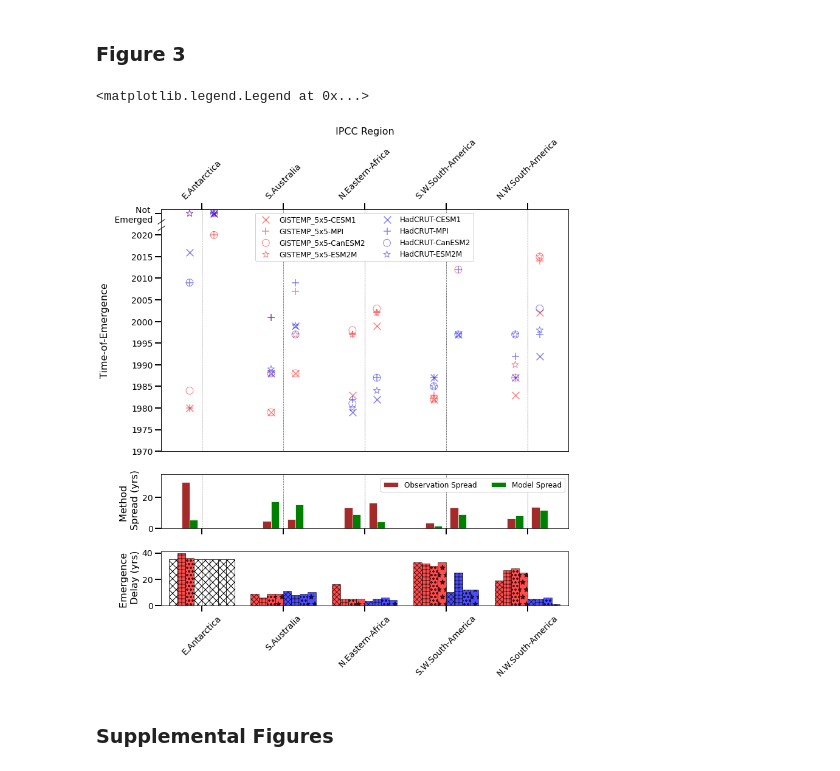
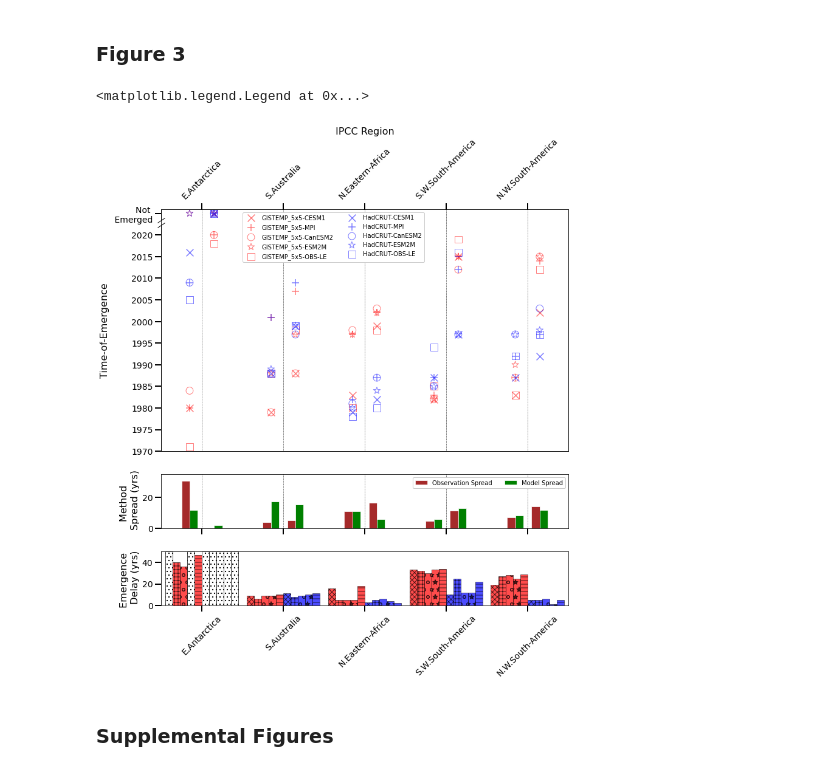
Before and after one commit to jshaw35/internalvar-vs-obsunc, a Jupyter notebook: draft1_figure3.ipynb, the cells around one changed output. Drawn from its saved outputs; the diff is of its cells as text; code cells hidden in the pictures.

Commit message:
Figure updates! Lots of new information in the histograms.

```diff
--- a/draft1_figure3.ipynb
+++ b/draft1_figure3.ipynb
@@ -227,14 +238,15 @@ Wall time: 467 ms
 # %% [markdown]
 ### Figure 3
 # %%
-symbols = ['x','+','o','*']
-hatches = ['xxx','++','oo','*']
+symbols = ['x','+','o','*','s']
+hatches = ['xxx','++','o','*','--']
 colors  = ['red','blue']
+nan_hatch = '..' #'xx'
 
 final_tte_ds = regional_box[0]
 
 # Symbols that need a fill color
-fill_symbols = ['x','+']
+fill_symbols = ['x','+',]
 s_value = 140
 
 fig = plt.figure(figsize=(12,12))
@@ -248,6 +260,7 @@ ax3 = plt.subplot(gs[2])
 ax1b = ax1.twiny()
 
 region_indices = [44,42,23,13,9]
+startyear = 1970
 
 final_tte_subset = final_tte_ds.sel(RegionIndex=region_indices)
 
@@ -281,15 +294,18 @@ for i,_index in enumerate(final_tte_subset.RegionIndex):
 
     # Look to hide nans
     if np.isnan(_mean_obs_spread):
-        ax2.bar(xstat-0.2, 35, width=0.1, color='white', edgecolor="black", linewidth=0.7,hatch='xx')
+        ax2.bar(xstat-0.2, 35, width=0.1, color='white', edgecolor="black", linewidth=0.7,hatch=nan_hatch)
     if np.isnan(_mean_mod_spread):
-        ax2.bar(xstat-0.1, 35, width=0.1, color='white', edgecolor="black", linewidth=0.7,hatch='xx')
+        ax2.bar(xstat-0.1, 35, width=0.1, color='white', edgecolor="black", linewidth=0.7,hatch=nan_hatch)
     if np.isnan(_strict_obs_spread):
-        ax2.bar(xstat+0.1, 35, width=0.1, color='white', edgecolor="black", linewidth=0.7,hatch='xx')
+        ax2.bar(xstat+0.1, 35, width=0.1, color='white', edgecolor="black", linewidth=0.7,hatch=nan_hatch)
     if np.isnan(_strict_mod_spread):
-        ax2.bar(xstat+0.2, 35, width=0.1, color='white', edgecolor="black", linewidth=0.7,hatch='xx')
+        ax2.bar(xstat+0.2, 35, width=0.1, color='white', edgecolor="black", linewidth=0.7,hatch=nan_hatch)
 
-    _offset = -0.35
+    # These should adapt to the number of models used to estimate PIC conditions
+    space_factor = 0.9 # parameter setting the blank space between IPCC regions
+    ax3_width = space_factor / (2*len(symbols))
+    _offset = (0.5 - len(symbols)) * ax3_width
 
     for _obs,_color in zip(_mean_subset.obs,colors):
 
@@ -306,12 +322,12 @@ for i,_index in enumerate(final_tte_subset.RegionIndex):
                 ax1.scatter(xstat-0.15,_model_subset,marker=_symbol,alpha=0.5,s=s_value,facecolors='none',edgecolors=_color)
 
             if (np.isnan(_delay.sel(obs=_obs,model=_model))):
-                ax3.bar(xstat+_offset, 35,
-                        width=0.1, color='white',edgecolor="black",
-                        hatch='xx',linewidth=0.7)
+                ax3.bar(xstat+_offset, 50,
+                        width=ax3_width, color='white',edgecolor="black",
+                        hatch=nan_hatch,linewidth=0.7)
             else:
                 ax3.bar(xstat+_offset,_delay.sel(obs=_obs,model=_model),
-                        width=0.1,color=_color,alpha=0.7,edgecolor="black",
+                        width=ax3_width,color=_color,alpha=0.7,edgecolor="black",
                         hatch=_hatch,linewidth=0.7)
 
             # Show markers for unemerged regions
@@ -321,7 +337,7 @@ for i,_index in enumerate(final_tte_subset.RegionIndex):
                 else:
                     ax1.scatter(xstat-0.15,2025,marker=_symbol,alpha=0.5,s=s_value,facecolors='none',edgecolors=_color)
 
-            _offset += 0.1
+            _offset += ax3_width
 
     for _obs,_color in zip(_strict_subset.obs,colors):
 
@@ -363,7 +379,7 @@ ax2.bar(0,0, width=0.1, color='green', edgecolor="white", linewidth=0.7, label='
 # ax2.bar(0,0, width=0.5, color='gray',  edgecolor="black", linewidth=0.7, alpha=0.3, label='Average Delay')
 
 # ax.hlines(2020,start_idx-1,stop_idx+1,colors='black',linestyle='dashed')
-ax1.vlines(xstats,ymin=1970,ymax=2026,color='black',alpha=1,linestyle='dashed',linewidths=0.5,zorder=0)
+ax1.vlines(xstats,ymin=startyear,ymax=2026,color='black',alpha=1,linestyle='dashed',linewidths=0.5,zorder=0)
 ax2.vlines(xstats,ymin=0,ymax=45,color='black',alpha=1,linestyle='dashed',linewidths=0.5,zorder=0)
 
 # Lower panel settings
@@ -371,44 +387,44 @@ ax2.vlines(xstats,ymin=0,ymax=45,color='black',alpha=1,linestyle='dashed',linewi
 ax1.set_ylabel('Time-of-Emergence',fontsize=16)
 ax1.set_xticks(np.arange(1,5+1))
 ax1.set_xticklabels(['' for i in range(5)],fontsize=14,rotation=45)
-ax1.set_yticks(np.arange(1970,2026,5))
-ax1.set_yticklabels([str(1970+5*i) for i in range(len(ax1.get_yticks())-1)]+['Not \n Emerged'])
+ax1.set_yticks(np.arange(startyear,2026,5))
+ax1.set_yticklabels([str(startyear+5*i) for i in range(len(ax1.get_yticks())-1)]+['Not \n Emerged'])
 ax1.set_xlim(-0.5,4.5)
-ax1.set_ylim(1970,2026)
+ax1.set_ylim(startyear,2026)
 ax1.tick_params(axis='x',labelsize=14,length=0,width=0)
 ax1.tick_params(axis='y',labelsize=14,length=10,width=2)
 
 ax1b.set_xticks(np.arange(0,5))
 ax1b.set_xticklabels(tick_labels,fontsize=14,rotation=45)
 ax1b.set_xlim(-0.5,4.5)
 ax1b.tick_params(axis='both',labelsize=14,length=10,width=2)
 ax1b.set_xlabel('IPCC Region',fontsize=16)
 
 # Upper panel settings
 ax2.set_ylabel('Method \n Spread (yrs)',fontsize=16)
 ax2.set_xticks(np.arange(0,5))
 ax2.set_xticklabels(['' for i in range(5)],fontsize=14,rotation=45)
 ax2.set_xlim(-0.5,4.5)
 ax2.set_ylim(0,35)
 ax2.tick_params(axis='both',labelsize=14,length=10,width=2)
 
 # Delay panel settings
 ax3.set_ylabel('Emergence \n Delay (yrs)',fontsize=16)
 ax3.set_xticks(np.arange(0,5))
 # ax3.set_xticklabels(['' for i in range(stop_idx - start_idx + 1)],fontsize=14,rotation=45)
 ax3.set_xticklabels(tick_labels,fontsize=14,rotation=45)
 ax3.set_xlim(-0.5,4.5)
-ax3.set_ylim(0,41)
+ax3.set_ylim(0,50)
 ax3.tick_params(axis='both',labelsize=14,length=10,width=2)
 
 # Axis breaks. I think it can't draw over the plot border because of gridspec
-axis_breaky(ax1, ypos=[0.92,0.95], slant=1.5,xpos=0.0,zorder=50,w=0.01)
+axis_breaky(ax1, ypos=[0.935,0.955], slant=1.5,xpos=0.0,zorder=50,w=0.01)
 
-ax1.legend(ncol=2,loc='best',fontsize=12,facecolor='white', framealpha=1)
-ax2.legend(ncol=2,loc='best',fontsize=12,facecolor='white', framealpha=1)
+ax1.legend(ncol=2,loc=[0.2,0.78],fontsize=10,facecolor='white', framealpha=1)
+ax2.legend(ncol=2,loc='best',fontsize=10,facecolor='white', framealpha=1)
 # %% [output]
 <matplotlib.legend.Legend at 0x...>
-[figure, old version]
+[figure, new version]
 # %%
 to_png(file=fig,filename='TOE_comparison_IPCCregions_coneplots',dpi=300,ext='png',bbox_inches='tight')
 # %% [markdown]
```
Also changed, not shown: parts of 32 cells of this notebook, 3 other files.
